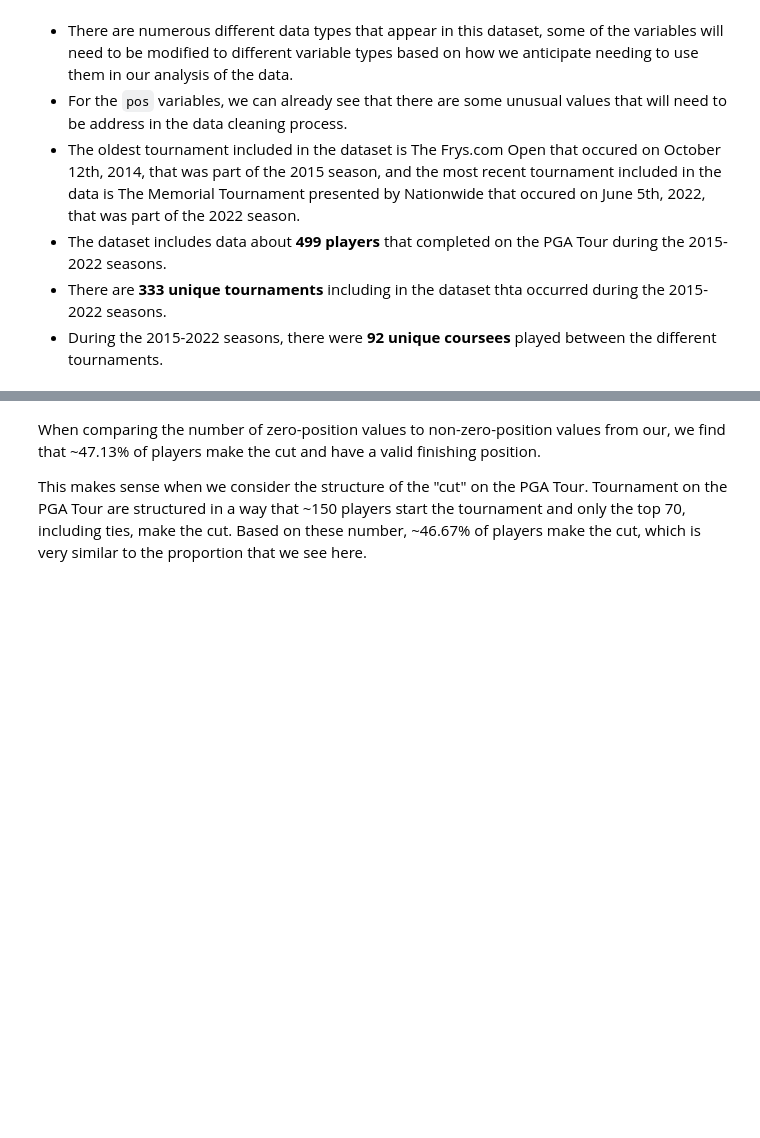
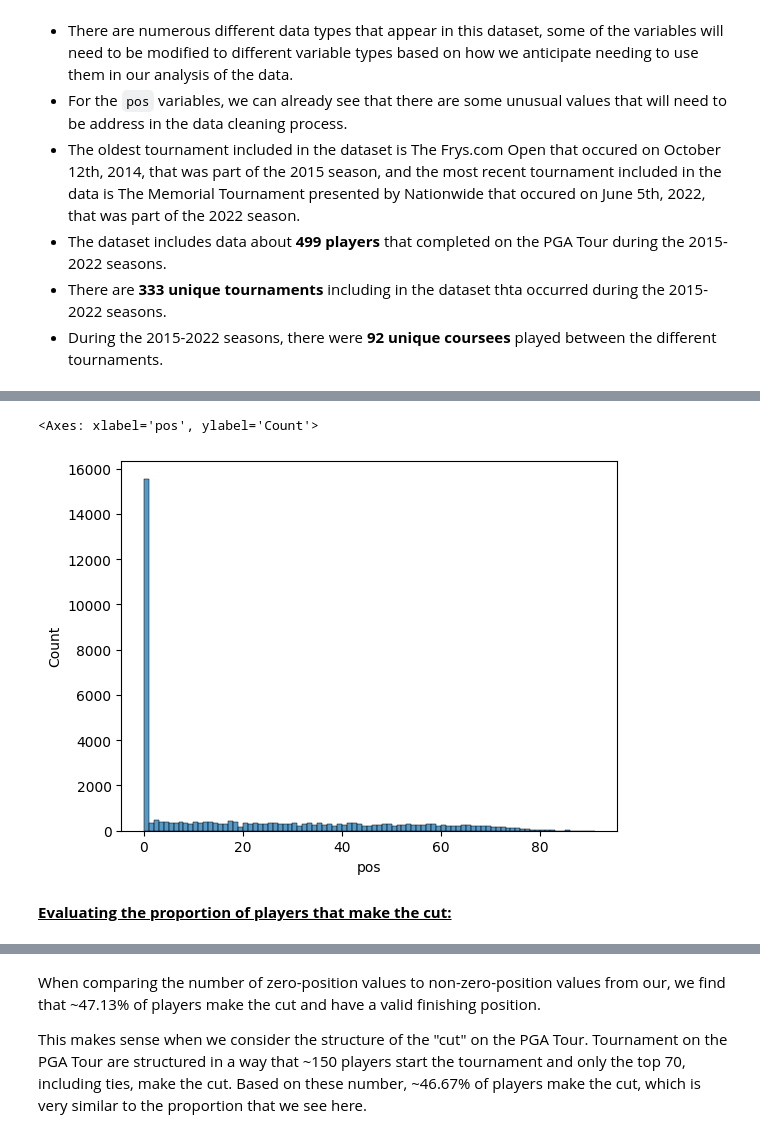
Before and after one commit to stefanjenss/Projects, a Jupyter notebook: PGA Tour Exploratory Data Analysis/PGA_Tour_EDA--1_Data_Cleaning_Phase.ipynb, the cells around one changed output, grey strips where cells are left out. Drawn from its saved outputs; the diff is of its cells as text; code cells hidden in the pictures; blank space fills up the shorter version.

Commit message:
Finished revision of the data cleaning process.

```diff
--- a/PGA Tour Exploratory Data Analysis/PGA_Tour_EDA--1_Data_Cleaning_Phase.ipynb
+++ b/PGA Tour Exploratory Data Analysis/PGA_Tour_EDA--1_Data_Cleaning_Phase.ipynb
@@ -271,0 +377,34 @@ pga_cleaning['pos'].isnull().sum() # 15,547 Null values
+# %%
+# 0. Copy the original pga_tour_data dataframe to a new dataframe called pga_cleaning so that we can always go back to the original dataset if needed
+pga_cleaning = pga_tour_data.copy()
+
+# 1. Assign a `Finish` valuee of 'WD" to all players that have a corresponding 'pos' value of '999.0'
+pga_cleaning.loc[pga_cleaning['pos'] == 999.0, 'Finish'] = 'WD'
+
+# 2. Replace all `pos` values of '999.0' with a '0' to indicate that the player did not achieve a valid finishing position
+pga_cleaning['pos'].replace(999.0, 0, inplace = True)
+
+# 3. Replace all `Finish` values of 'W/D' to 'WD' to make the values consistent
+pga_cleaning['Finish'].replace('W/D', 'WD', inplace = True)
+
+# 4. Assign a `Finish` value of 'WD' to all players that have an `n_rounds` value of 1.
+# This is because if a player only played one round, they most likely withdrew from the tournament
+pga_cleaning.loc[pga_cleaning['n_rounds'] == 1, 'Finish'] = 'WD'
+
+# 5. Assign a `Finish` value of 'MDF' to all players that have a `made_cut` value of 1 and an `n_rounds` value of less than 4
+pga_cleaning.loc[(pga_cleaning['made_cut'] == 1) & (pga_cleaning['n_rounds'] < 4), 'Finish'] = 'MDF'
+
+# 6. Replace all the remaining 'NaN' values in the `pos` column with a '0' to indicate that the player did not achieve a valid finishing position
+pga_cleaning['pos'].fillna(0, inplace = True)
+
+# 7. Replace all the remaining 'NaN' `Finish` values with their corresponding `pos` values
+pga_cleaning['Finish'].fillna(pga_cleaning['pos'], inplace = True)
+
+# 8. Replace all the new '0' `Finish` values with 'CUT' to indicate that the player did not make the cut
+pga_cleaning['Finish'].replace(0, 'CUT', inplace = True)
+
+# 9. Confirm the changes were made successfully
+pga_cleaning[['player', 'tournament name', 'season','Finish','pos']].head()
+pga_cleaning[['player', 'tournament name', 'season','Finish','pos']].tail()
+pga_cleaning['Finish'].value_counts()
+pga_cleaning['pos'].value_counts()
@@ -272,3 +450,6 @@ pga_cleaning['pos'].isnull().sum() # 15,547 Null values
 # %%
-# Create a histogram of the 'pos' variable to help identify any other discrepencies in the pos data.
-sns.histplot(data = pga_cleaning, x = 'pos', bins = 100)
+# Create a histogram of the 'pos' variable to confirm that the Null values were replaced with 0 and to observe any other discrepensies in the `pos` data.
+sns.histplot(data = pga_cleaning, x = 'pos', bins = 91)
+# %% [output]
+<Axes: xlabel='pos', ylabel='Count'>
+[figure, added]
@@ -283,3 +456,5 @@ sns.histplot(data = pga_cleaning, x = 'pos', bins = 91)
+# %% [markdown]
+<u>**Evaluating the proportion of players that make the cut:**</u>
 # %%
 """
 Sum the count of all the 0 values in the `pos` variable and the count of all the non-zero values in the `pos` variable to see how they compare.
```
Also changed, not shown: parts of 146 cells of this notebook, 3 other files.
